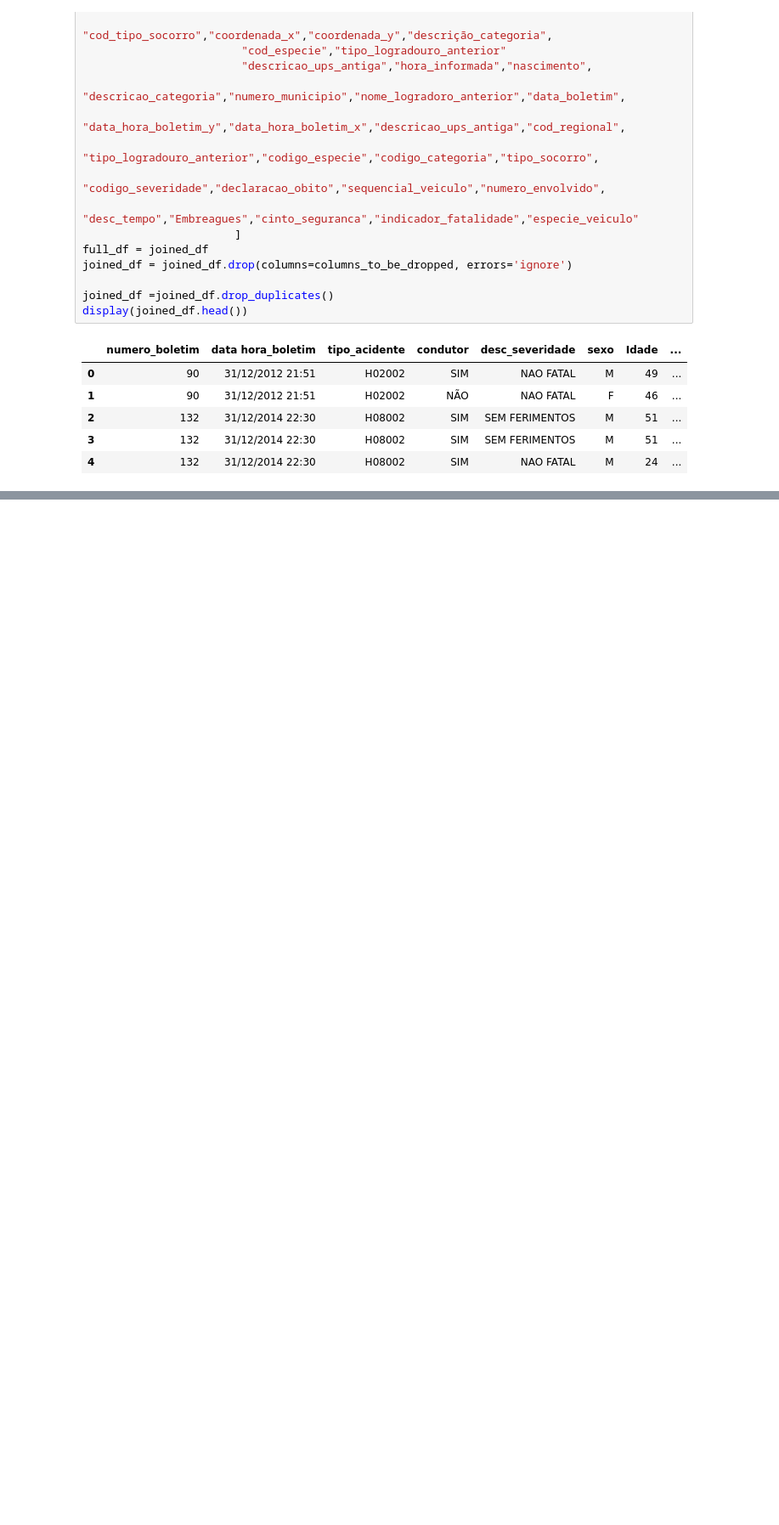
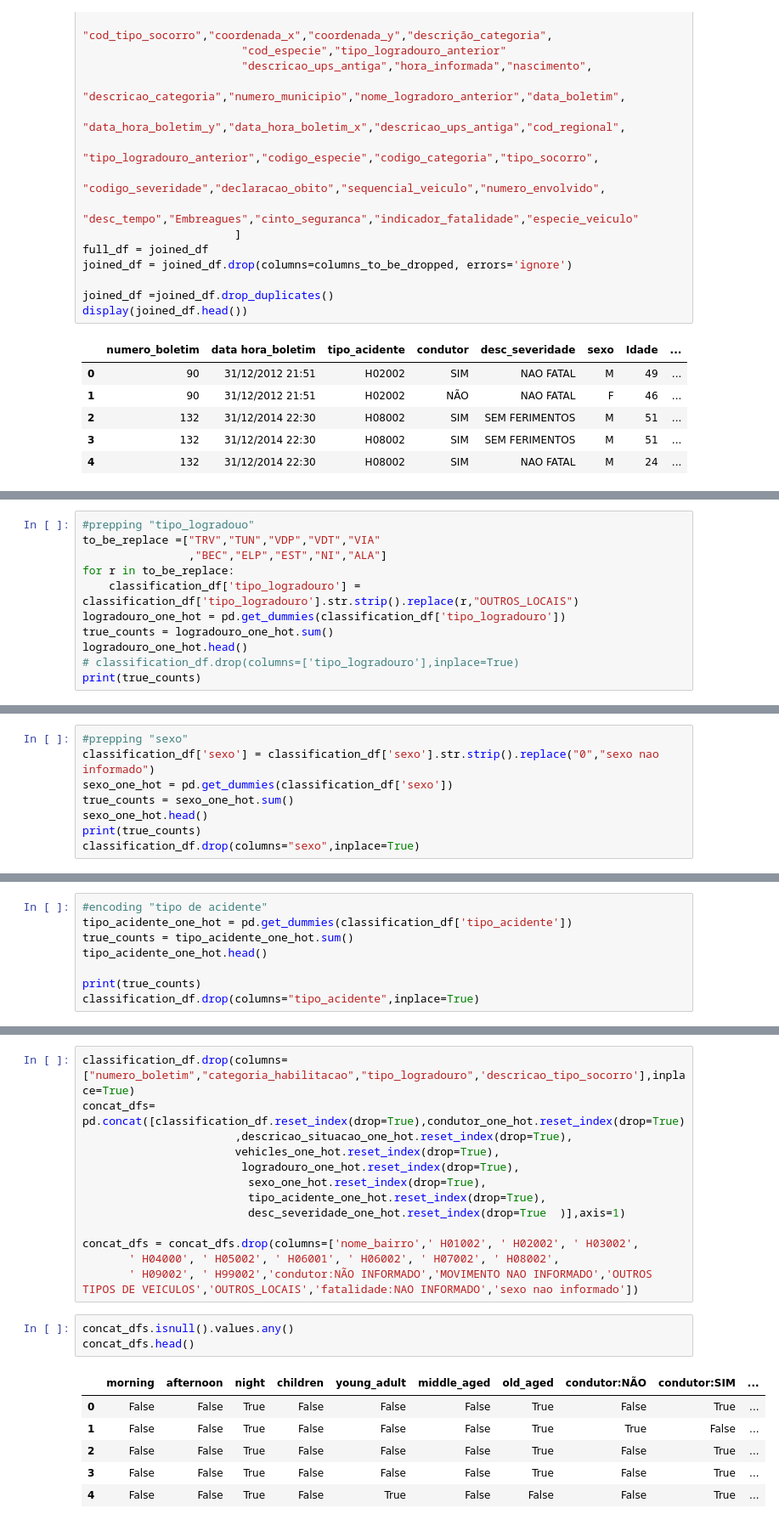
Before and after one commit to SamuelLipovetsky/mda_project, a Jupyter notebook: classification.ipynb, the cells around one changed output, grey strips where cells are left out. Shown at 85% size. Cells and saved outputs as stored; diff of their text form; blank space fills up the shorter version.

Commit message:
classification

```diff
--- a/classification.ipynb
+++ b/classification.ipynb
@@ -91,0 +207,11 @@ display(joined_df.head())
+# %%
+#prepping "tipo_logradouo"
+to_be_replace =["TRV","TUN","VDP","VDT","VIA"
+                ,"BEC","ELP","EST","NI","ALA"]
+for r in to_be_replace:
+    classification_df['tipo_logradouro'] = classification_df['tipo_logradouro'].str.strip().replace(r,"OUTROS_LOCAIS")
+logradouro_one_hot = pd.get_dummies(classification_df['tipo_logradouro'])
+true_counts = logradouro_one_hot.sum()
+logradouro_one_hot.head()
+# classification_df.drop(columns=['tipo_logradouro'],inplace=True)
+print(true_counts)
@@ -91,0 +225,8 @@ display(joined_df.head())
+# %%
+#prepping "sexo"
+classification_df['sexo'] = classification_df['sexo'].str.strip().replace("0","sexo nao informado")
+sexo_one_hot = pd.get_dummies(classification_df['sexo'])
+true_counts = sexo_one_hot.sum()
+sexo_one_hot.head()
+print(true_counts)
+classification_df.drop(columns="sexo",inplace=True)
@@ -91,0 +238,8 @@ display(joined_df.head())
+# %%
+#encoding "tipo de acidente"
+tipo_acidente_one_hot = pd.get_dummies(classification_df['tipo_acidente'])
+true_counts = tipo_acidente_one_hot.sum()
+tipo_acidente_one_hot.head()
+
+print(true_counts)
+classification_df.drop(columns="tipo_acidente",inplace=True)
@@ -91,0 +259,23 @@ display(joined_df.head())
+# %%
+classification_df.drop(columns=["numero_boletim","categoria_habilitacao","tipo_logradouro",'descricao_tipo_socorro'],inplace=True)
+concat_dfs= pd.concat([classification_df.reset_index(drop=True),condutor_one_hot.reset_index(drop=True)
+                       ,descricao_situacao_one_hot.reset_index(drop=True),
+                       vehicles_one_hot.reset_index(drop=True),
+                        logradouro_one_hot.reset_index(drop=True),
+                         sexo_one_hot.reset_index(drop=True),
+                         tipo_acidente_one_hot.reset_index(drop=True),
+                         desc_severidade_one_hot.reset_index(drop=True  )],axis=1)
+
+concat_dfs = concat_dfs.drop(columns=['nome_bairro',' H01002', ' H02002', ' H03002',
+       ' H04000', ' H05002', ' H06001', ' H06002', ' H07002', ' H08002',
+       ' H09002', ' H99002','condutor:NÃO INFORMADO','MOVIMENTO NAO INFORMADO','OUTROS TIPOS DE VEICULOS','OUTROS_LOCAIS','fatalidade:NAO INFORMADO','sexo nao informado'])
+# %%
+concat_dfs.isnull().values.any()
+concat_dfs.head()
+# %% [output]
+|  | morning | afternoon | night | children | young_adult | middle_aged | old_aged | condutor:NÃO | condutor:SIM | ... |
+| 0 | False | False | True | False | False | False | True | False | True | ... |
+| 1 | False | False | True | False | False | False | True | True | False | ... |
+| 2 | False | False | True | False | False | False | True | False | True | ... |
+| 3 | False | False | True | False | False | False | True | False | True | ... |
+| 4 | False | False | True | False | True | False | False | False | True | ... |
```
Also changed, not shown: parts of 15 cells of this notebook.
